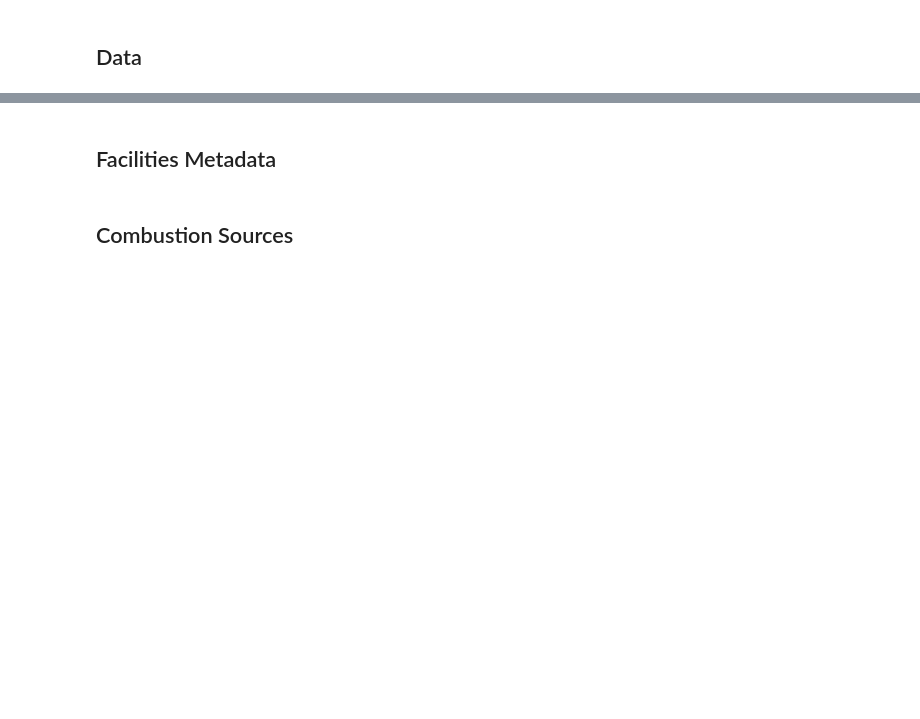
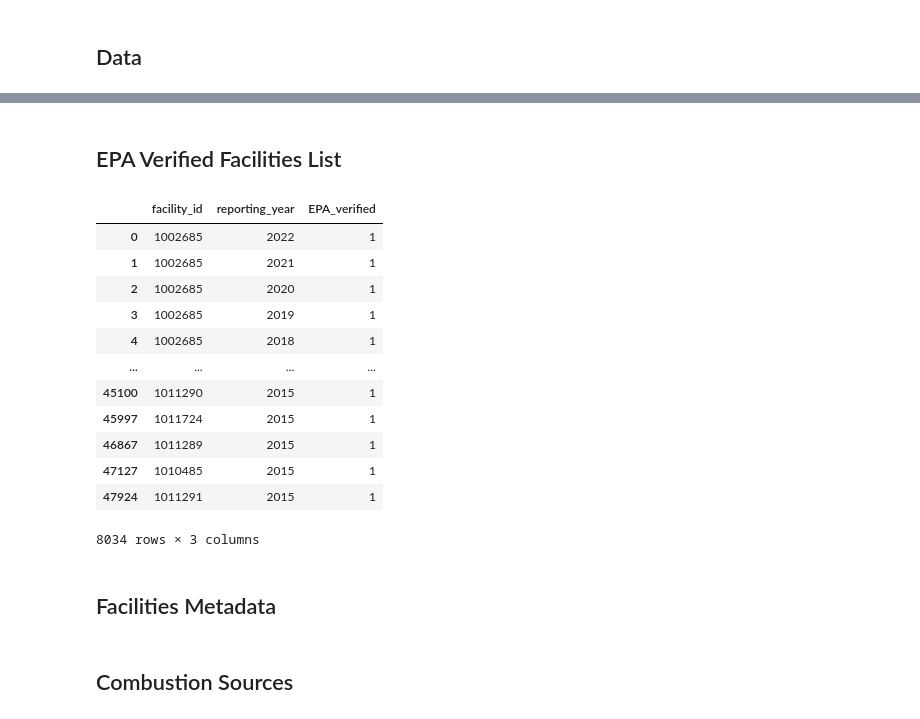
Before and after one commit to shankze/okc_facilities_data, a Jupyter notebook: OKC_Facilities.ipynb, the cells around one changed output, grey strips where cells are left out. Cells and saved outputs as stored; diff of their text form; code cells hidden in the pictures; blank space fills up the shorter version.

```diff
--- a/OKC_Facilities.ipynb
+++ b/OKC_Facilities.ipynb
@@ -94,3 +106,28 @@ facilities_master_df = facilities_master_df.drop(['FACILITY NAME','SUBPARTS'],ax
+# %% [markdown]
+## EPA Verified Facilities List
+# %%
+epa_ver_df = pd.read_excel('EPA_verified_facilities.xls',sheet_name=None,skiprows=6)
+epa_ver_df = pd.concat(epa_ver_df, ignore_index=True)
+epa_ver_df['REPORTING YEAR'] = epa_ver_df['REPORTING YEAR'].astype(int)
+epa_ver_df['GHGRP ID'] = epa_ver_df['GHGRP ID'].astype(int)
+epa_ver_df = epa_ver_df.rename(columns={'GHGRP ID':'facility_id','REPORTING YEAR':'reporting_year'})
+epa_verified_unique_facilities_df = df[['facility_id', 'reporting_year']].drop_duplicates()
+epa_verified_unique_facilities_df['EPA_verified'] = 1
+epa_verified_unique_facilities_df
+# %% [output]
+|  | facility_id | reporting_year | EPA_verified |
+| 0 | 1002685 | 2022 | 1 |
+| 1 | 1002685 | 2021 | 1 |
+| 2 | 1002685 | 2020 | 1 |
+| 3 | 1002685 | 2019 | 1 |
+| 4 | 1002685 | 2018 | 1 |
+| ... | ... | ... | ... |
+| 45100 | 1011290 | 2015 | 1 |
+| 45997 | 1011724 | 2015 | 1 |
+| 46867 | 1011289 | 2015 | 1 |
+| 47127 | 1010485 | 2015 | 1 |
+| 47924 | 1011291 | 2015 | 1 |
+8034 rows × 3 columns
 # %% [markdown]
 ## Facilities Metadata
 # %%
```
Also changed, not shown: parts of 43 cells of this notebook, 2 other files.
